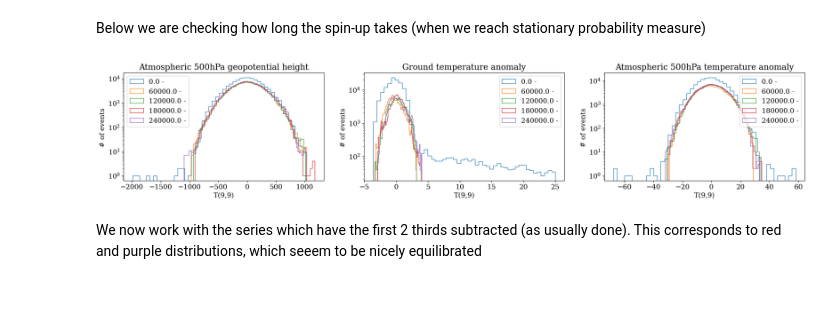
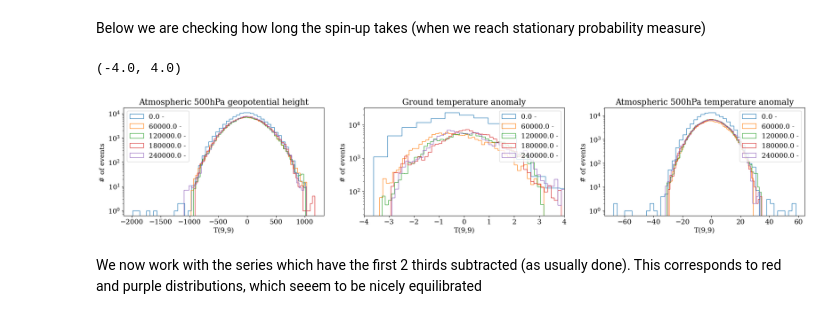
Before and after one commit to georgemilosh/qgs, a Jupyter notebook: rareevents/rare_statistics.ipynb, the cells around one changed output. Drawn from its saved outputs; the diff is of its cells as text; code cells hidden in the pictures.

```diff
--- a/rareevents/rare_statistics.ipynb
+++ b/rareevents/rare_statistics.ipynb
@@ -120,28 +120,30 @@ Below we are checking how long the spin-up takes (when we reach stationary proba
 # %%
 from qgs.diagnostics.temperatures import GroundTemperatureDiagnostic
 psi = MiddleAtmosphericStreamfunctionDiagnostic(model_parameters, geopotential=True)
 groundT = GroundTemperatureDiagnostic(model_parameters, True)
 from qgs.diagnostics.temperatures import MiddleAtmosphericTemperatureDiagnostic
 MiddleT = MiddleAtmosphericTemperatureDiagnostic(model_parameters, True)
 fig, axs = plt.subplots(nrows=1, ncols=3, figsize=(25,4),constrained_layout=False)
 len_time=len(time)
 x, y = 9, 9 # trajectories of the point of interest
 for j, field in enumerate([psi,groundT,MiddleT]):
     field.set_data(time, traj)
     field.climatology = np.mean(field.diagnostic,0)
     field.std = np.std(field.diagnostic,0)
     field.anomaly = field.diagnostic - field.climatology
     for i in range(5):
         time_i = i*len_time//5
         time_f = (i+1)*len_time//5
         axs[j].hist(field.anomaly[time_i:time_f,x,y], histtype='step',  bins=50,label=f'{time[time_i]} -')
     axs[j].set_ylabel('# of events ')
     axs[j].set_xlabel(f'T({x},{y})')
     axs[j].legend(loc='best')
     axs[j].set_yscale('log')
     axs[j].set_title(field._plot_title)
+axs[1].set_xlim([-4,4])
 # %% [output]
+(-4.0, 4.0)
-[figure, old version]
+[figure, new version]
 # %% [markdown]
 We now work with the series which have the first 2 thirds subtracted (as usually done). This corresponds to red and purple distributions, which seeem to be nicely equilibrated
 # %%
```
Also changed, not shown: parts of 2 cells of this notebook, 2 other files.
